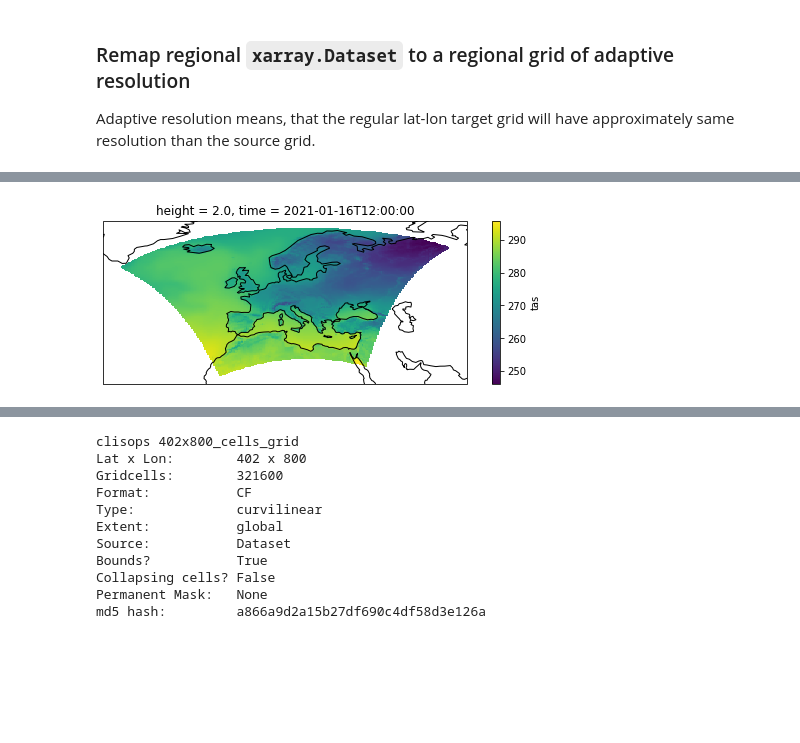
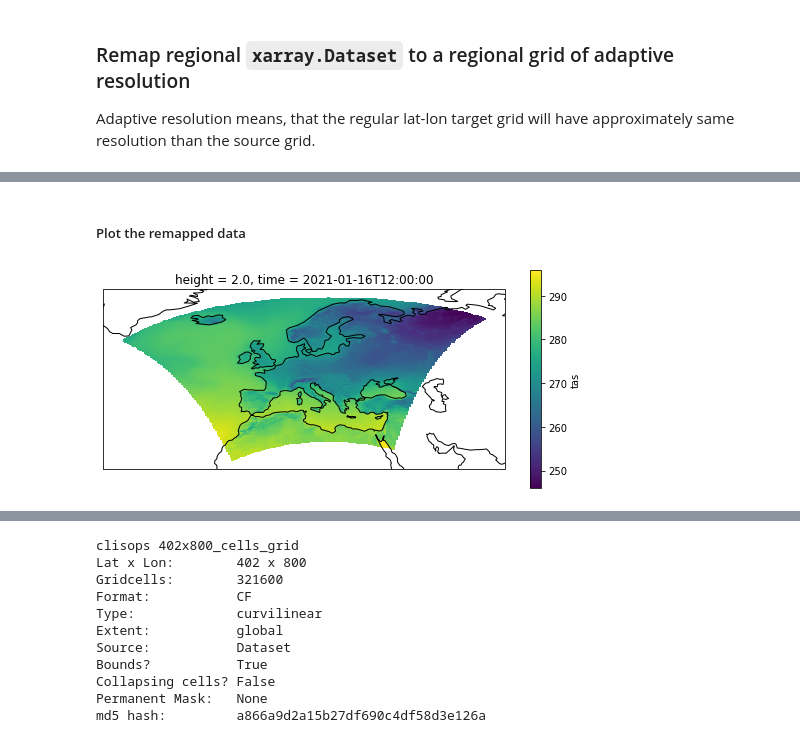
Before and after one commit to roocs/regrid-prototype, a Jupyter notebook: docs/notebooks/regrid_prototype.ipynb, the cells around one changed output, grey strips where cells are left out. Drawn from its saved outputs; the diff is of its cells as text; code cells hidden in the pictures; blank space fills up the shorter version.

```diff
--- a/docs/notebooks/regrid_prototype.ipynb
+++ b/docs/notebooks/regrid_prototype.ipynb
@@ -183,11 +200,12 @@ Data variables:
     regrid_operation:               bilinear_201x225_201x225
     regrid_tool:                    xESMF_v0.6.1
     regrid_weights_uid:             05603f6f046b266ba6bc164c5b3209bf_cbfbd94f...
+# %% [markdown]
+##### Plot the remapped data
 # %%
-# Plot
-plt.figure(figsize=(9,3));
+plt.figure(figsize=(9,4));
 ax = plt.axes(projection=ccrs.PlateCarree());
 ds_remap.tas.isel(time=0).plot.pcolormesh(ax=ax, x="lon", y="lat", shading="flat");
 ax.coastlines();
 # %% [output]
-[figure, old version]
+[figure, new version]
```
Also changed, not shown: parts of 57 cells of this notebook, 2 other files.
